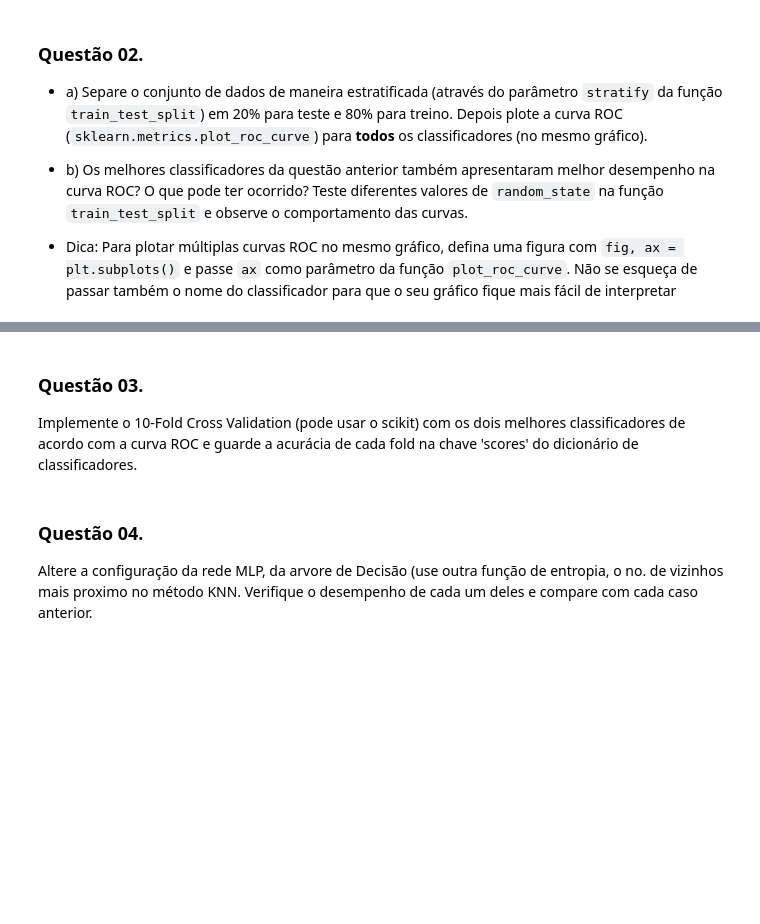
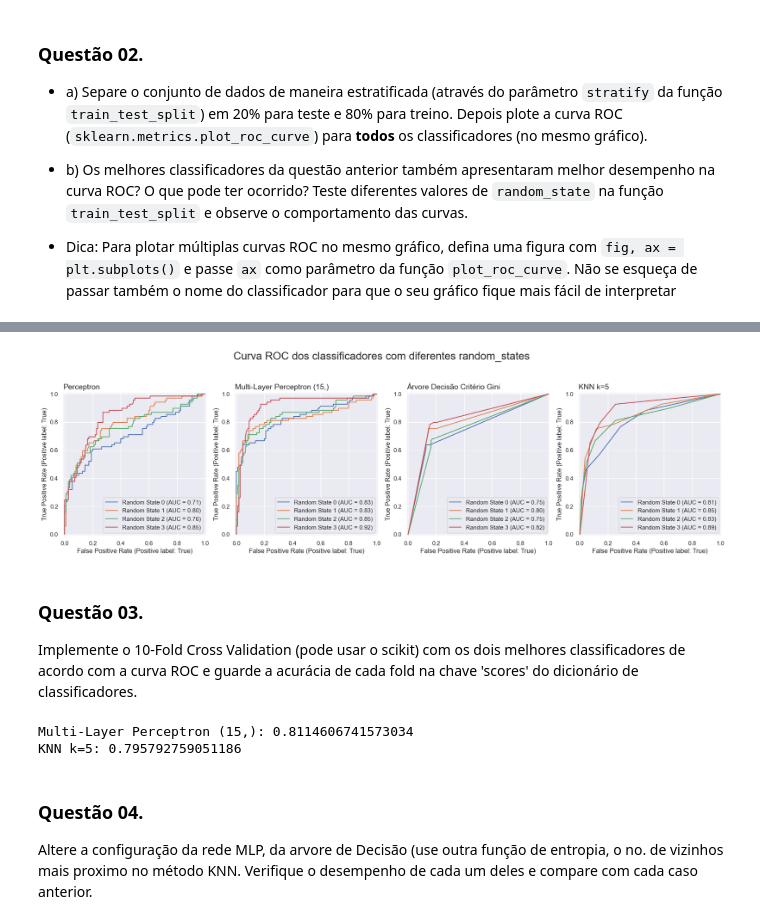
Before and after one commit to baiochi/SCC5871_Ver6_Turma3_2024, a Jupyter notebook: tasks/ex_3_Joao_Baiochi.ipynb, the cells around one changed output, grey strips where cells are left out. Cells and saved outputs as stored; diff of their text form; code cells hidden in the pictures; blank space fills up the shorter version.

```diff
--- a/tasks/ex_3_Joao_Baiochi.ipynb
+++ b/tasks/ex_3_Joao_Baiochi.ipynb
@@ -84,3 +205,20 @@ plt.show()
+# %%
+# Testando cada classifcador com 5 random_states diferentes (1 classificador por gráfico)
+fig, ax = plt.subplots(ncols=4, figsize=(22, 6))
+fig.suptitle('Curva ROC dos classificadores com diferentes random_states', size=20)
+for i, classificador_name in enumerate(classificadores):
+    for j in range(4):
+        X_train, X_test, y_train, y_test = train_test_split(X, y, test_size=0.2, random_state=j, stratify=y)
+        classificador = classificadores[classificador_name]["modelo"]
+        classificador.fit(X_train, y_train)
+        roc_display = RocCurveDisplay.from_estimator(
+            classificador, X_test, y_test,
+            ax=ax[i], name='Random State ' + str(j))
+    ax[i].set_title(f'{classificador_name}', loc='left', size=14)
+
+plt.show()
+# %% [output]
+[figure, added]
 # %% [markdown]
 ### Questão 03.
 
@@ -91,3 +226,15 @@ Implemente o 10-Fold Cross Validation (pode usar o scikit) com os dois melhores
+# %%
+# Seu código aqui
+# Lembre-se do pré-processamento
+from sklearn.model_selection import cross_val_score
+
+for classificador_name in ["Multi-Layer Perceptron (15,)", "KNN k=5"]:
+    classificador = classificadores[classificador_name]["modelo"]
+    classificadores[classificador_name]['scores'] = cross_val_score(classificador, X, y, cv=10)
+    print(f'{classificador_name}: {classificadores[classificador_name]["scores"].mean()}')
+# %% [output]
+Multi-Layer Perceptron (15,): 0.8114606741573034
+KNN k=5: 0.795792759051186
 # %% [markdown]
 ### Questão 04.
 Altere a configuração da rede MLP, da arvore de Decisão (use outra função de entropia, o no. de vizinhos mais proximo no método KNN. Verifique o desempenho de cada um deles e compare com cada caso anterior.
```
Also changed, not shown: parts of 16 cells of this notebook, 1 other file.
